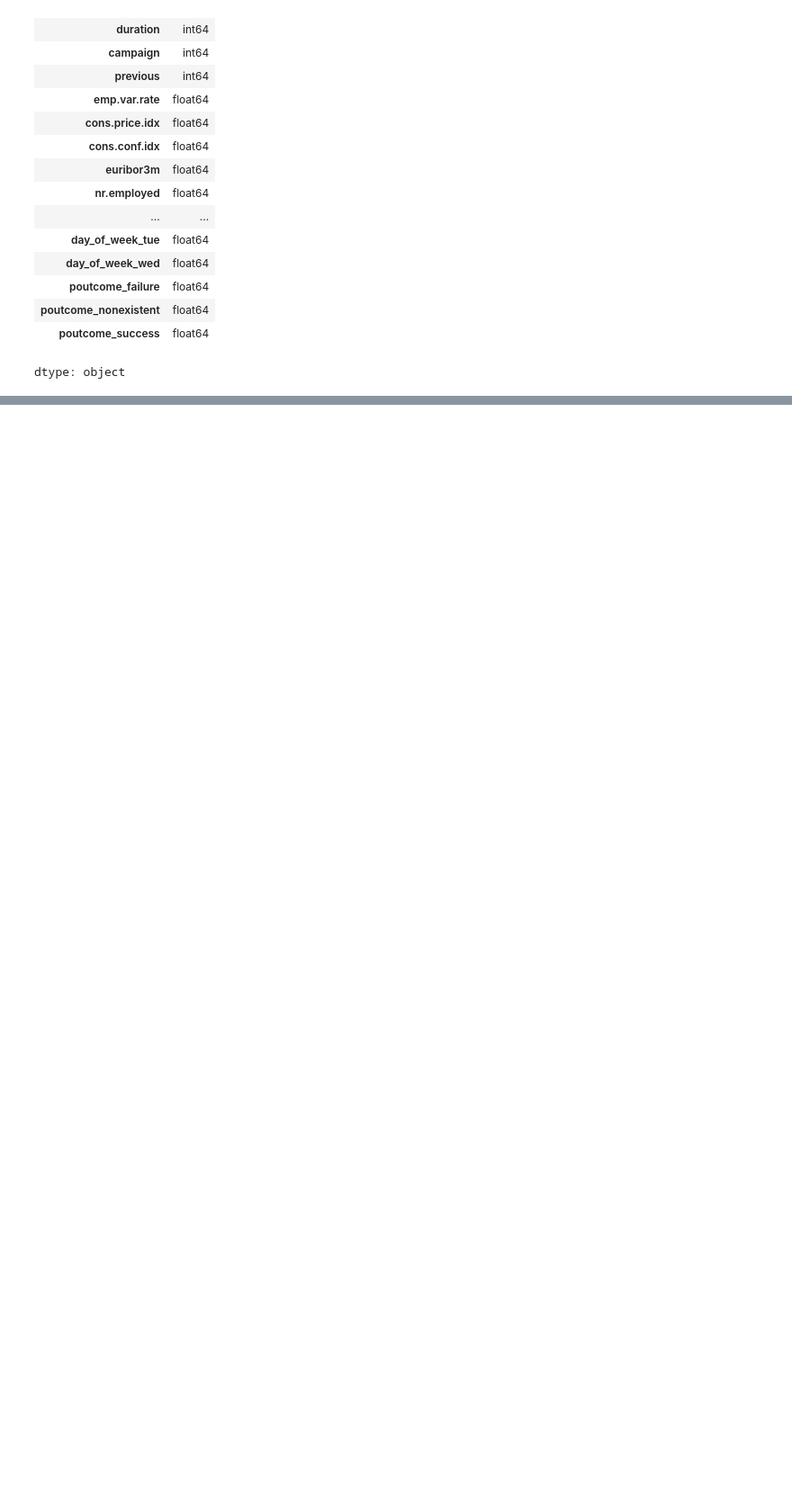
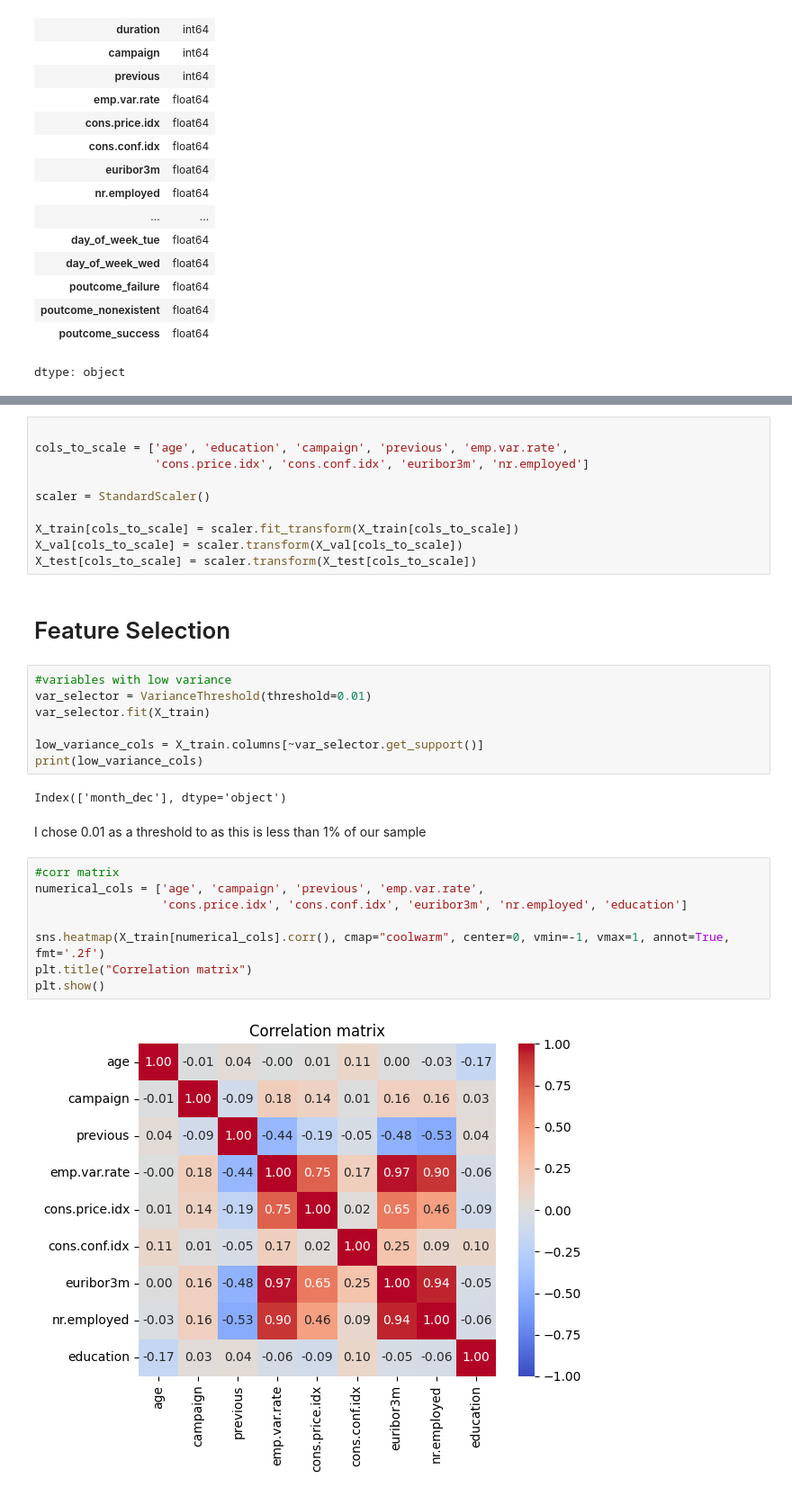
Before and after one commit to Seifomara/ML-fundamentals-2026, a Jupyter notebook: assignment_1_Seif_Omara.ipynb, the cells around one changed output, grey strips where cells are left out. Shown at 90% size. Drawn from its saved outputs; the diff is of its cells as text; blank space fills up the shorter version.

Commit message:
Feature scaling and selection

```diff
--- a/assignment_1_Seif_Omara.ipynb
+++ b/assignment_1_Seif_Omara.ipynb
@@ -410,0 +453,33 @@ dtype: object
+# %%
+
+cols_to_scale = ['age', 'education', 'campaign', 'previous', 'emp.var.rate',
+                 'cons.price.idx', 'cons.conf.idx', 'euribor3m', 'nr.employed']
+
+scaler = StandardScaler()
+
+X_train[cols_to_scale] = scaler.fit_transform(X_train[cols_to_scale])
+X_val[cols_to_scale] = scaler.transform(X_val[cols_to_scale])
+X_test[cols_to_scale] = scaler.transform(X_test[cols_to_scale])
+# %% [markdown]
+# Feature Selection
+# %%
+#variables with low variance
+var_selector = VarianceThreshold(threshold=0.01)
+var_selector.fit(X_train)
+
+low_variance_cols = X_train.columns[~var_selector.get_support()]
+print(low_variance_cols)
+# %% [output]
+Index(['month_dec'], dtype='object')
+# %% [markdown]
+I chose 0.01 as a threshold to as this is less than 1% of our sample
+# %%
+#corr matrix
+numerical_cols = ['age', 'campaign', 'previous', 'emp.var.rate',
+                  'cons.price.idx', 'cons.conf.idx', 'euribor3m', 'nr.employed', 'education']
+
+sns.heatmap(X_train[numerical_cols].corr(), cmap="coolwarm", center=0, vmin=-1, vmax=1, annot=True, fmt='.2f')
+plt.title("Correlation matrix")
+plt.show()
+# %% [output]
+[figure, added]
```
Also changed, not shown: parts of 13 cells of this notebook.
